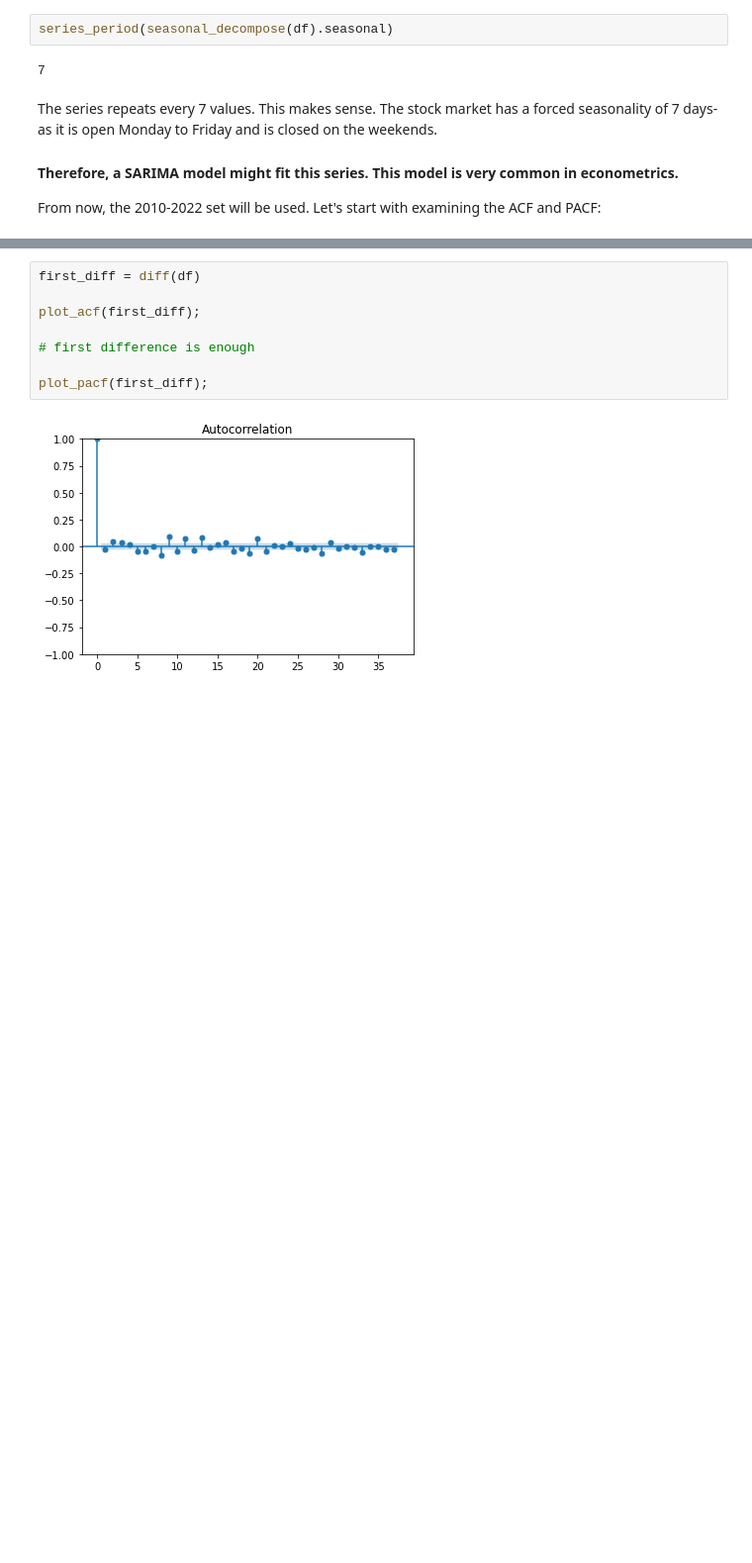
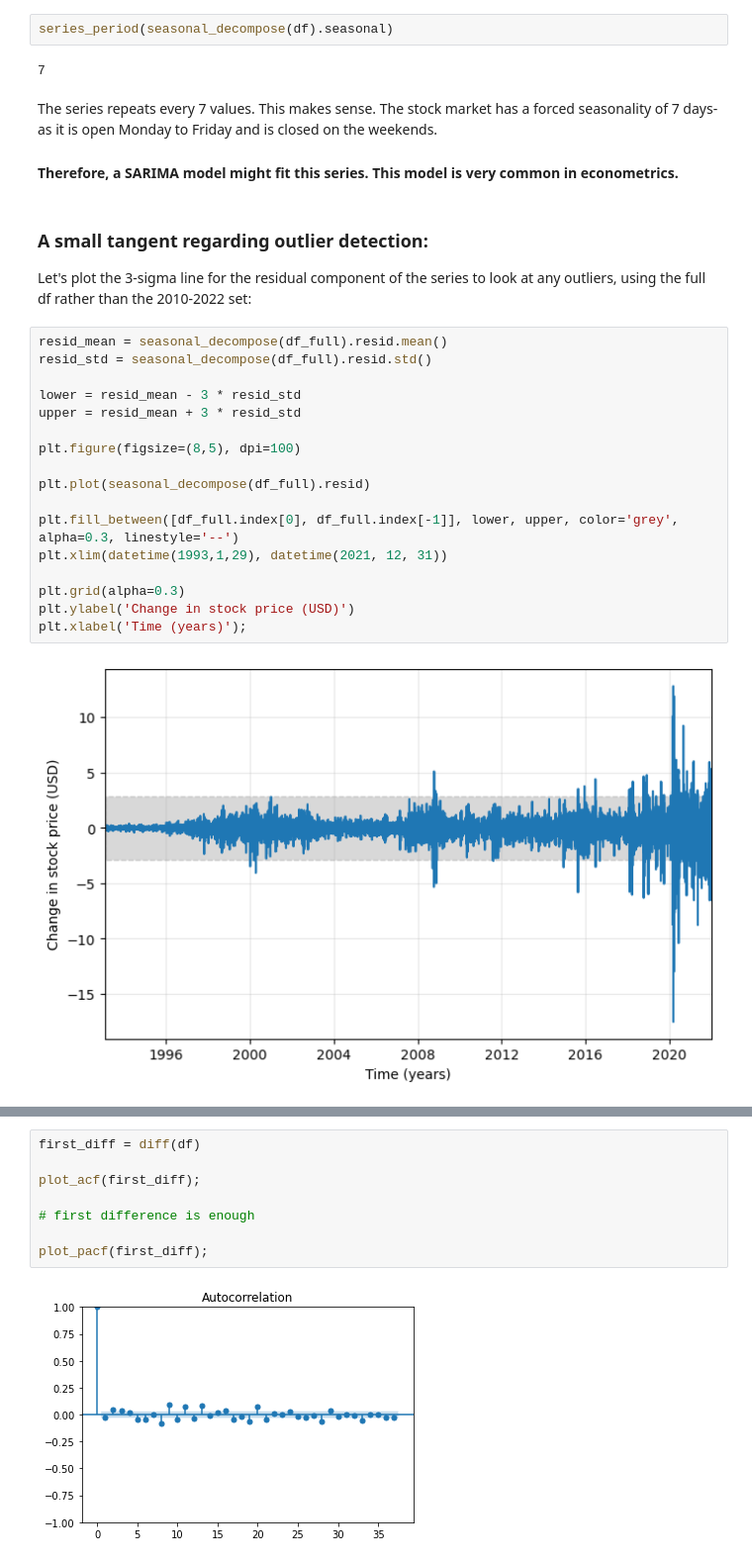
Before and after one commit to AlShap0/Time-series-forecasting-analysis, a Jupyter notebook: Time_Series_analysis_ARIMA_MCMC.ipynb, the cells around one changed output, grey strips where cells are left out. Shown at 99% size. Cells and saved outputs as stored; diff of their text form; blank space fills up the shorter version.

```diff
--- a/Time_Series_analysis_ARIMA_MCMC.ipynb
+++ b/Time_Series_analysis_ARIMA_MCMC.ipynb
@@ -457,5 +453,25 @@ series_period(seasonal_decompose(df).seasonal)
  The series repeats every 7 values. This makes sense. The stock market has a forced seasonality of 7 days- as it is open Monday to Friday and is closed on the weekends.
 
 #### Therefore, a SARIMA model might fit this series. This model is very common in econometrics.
-
-From now, the 2010-2022 set will be used. Let's start with examining the ACF and PACF:
+# %% [markdown]
+### A small tangent regarding outlier detection:
+Let's plot the 3-sigma line for the residual component of the series to look at any outliers, using the full df rather than the 2010-2022 set:
+# %%
+resid_mean = seasonal_decompose(df_full).resid.mean()
+resid_std = seasonal_decompose(df_full).resid.std()
+
+lower = resid_mean - 3 * resid_std
+upper = resid_mean + 3 * resid_std
+
+plt.figure(figsize=(8,5), dpi=100)
+
+plt.plot(seasonal_decompose(df_full).resid)
+
+plt.fill_between([df_full.index[0], df_full.index[-1]], lower, upper, color='grey', alpha=0.3, linestyle='--')
+plt.xlim(datetime(1993,1,29), datetime(2021, 12, 31))
+
+plt.grid(alpha=0.3)
+plt.ylabel('Change in stock price (USD)')
+plt.xlabel('Time (years)');
+# %% [output]
+[figure, added]
```
Also changed, not shown: parts of 30 cells of this notebook.
